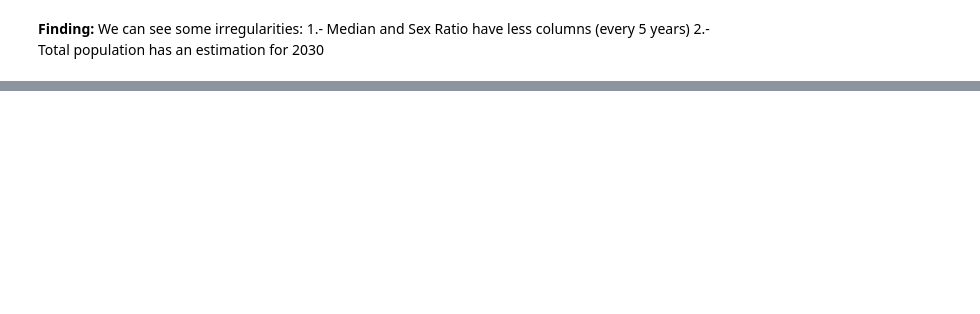
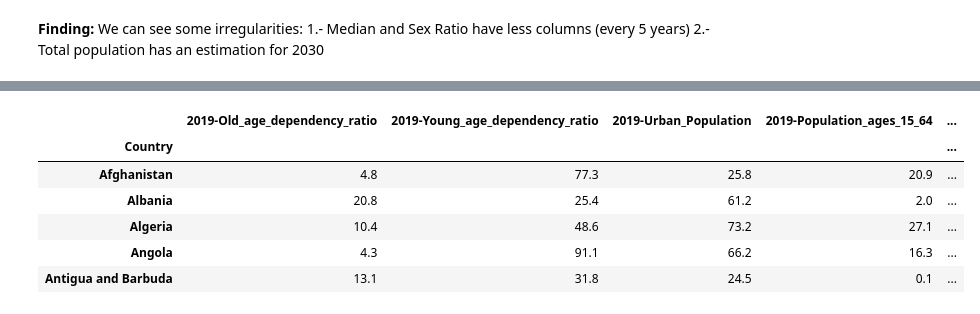
Before and after one commit to fernandoGitHub/ML_Projects, a Jupyter notebook: UNDP_Demographics_Data/UNDP_Demographics_Data_Analysis-Part_03.ipynb, the cells around one changed output, grey strips where cells are left out. Saved outputs shown, nothing was run; the diff lists cells and outputs as text; code cells hidden in the pictures; blank space fills up the shorter version.

```diff
--- a/UNDP_Demographics_Data/UNDP_Demographics_Data_Analysis-Part_03.ipynb
+++ b/UNDP_Demographics_Data/UNDP_Demographics_Data_Analysis-Part_03.ipynb
@@ -303,17 +114,0 @@ csv file: ./raw_data/Population _ages_65 _and _older.csv - columns: Index(['HDI
-# %%
-# 1. Merge all the dataframes into one and save into the processed_data directory
-res_df = None
-for file in csv_full_path_list:
-  df = pd.read_csv(file)
-  df = df.set_index('Country')
-  df = df.drop('HDI Rank', axis=1)
-  cols = df.columns
-  new_cols = [col+"-"+os.path.split(file)[1].replace('.csv',"") for col in cols]
-  df.columns = new_cols
-
-  if type(res_df) == type(None):
-    res_df = df
-  else:
-    res_df = pd.merge(res_df, df, how='outer', on='Country')
-
-res_df.to_csv('./processed_data/UNDP_Demographics_Data.csv', index=False)
@@ -319,0 +148,10 @@ res_df.to_csv('./processed_data/UNDP_Demographics_Data.csv', index=False)
+# %%
+df_2019.head()
+# %% [output]
+|  | 2019-Old_age_dependency_ratio | 2019-Young_age_dependency_ratio | 2019-Urban_Population | 2019-Population_ages_15_64 | ... |
+| Country |  |  |  |  | ... |
+| Afghanistan | 4.8 | 77.3 | 25.8 | 20.9 | ... |
+| Albania | 20.8 | 25.4 | 61.2 | 2.0 | ... |
+| Algeria | 10.4 | 48.6 | 73.2 | 27.1 | ... |
+| Angola | 4.3 | 91.1 | 66.2 | 16.3 | ... |
+| Antigua and Barbuda | 13.1 | 31.8 | 24.5 | 0.1 | ... |
```
Also changed, not shown: parts of 40 cells of this notebook.
